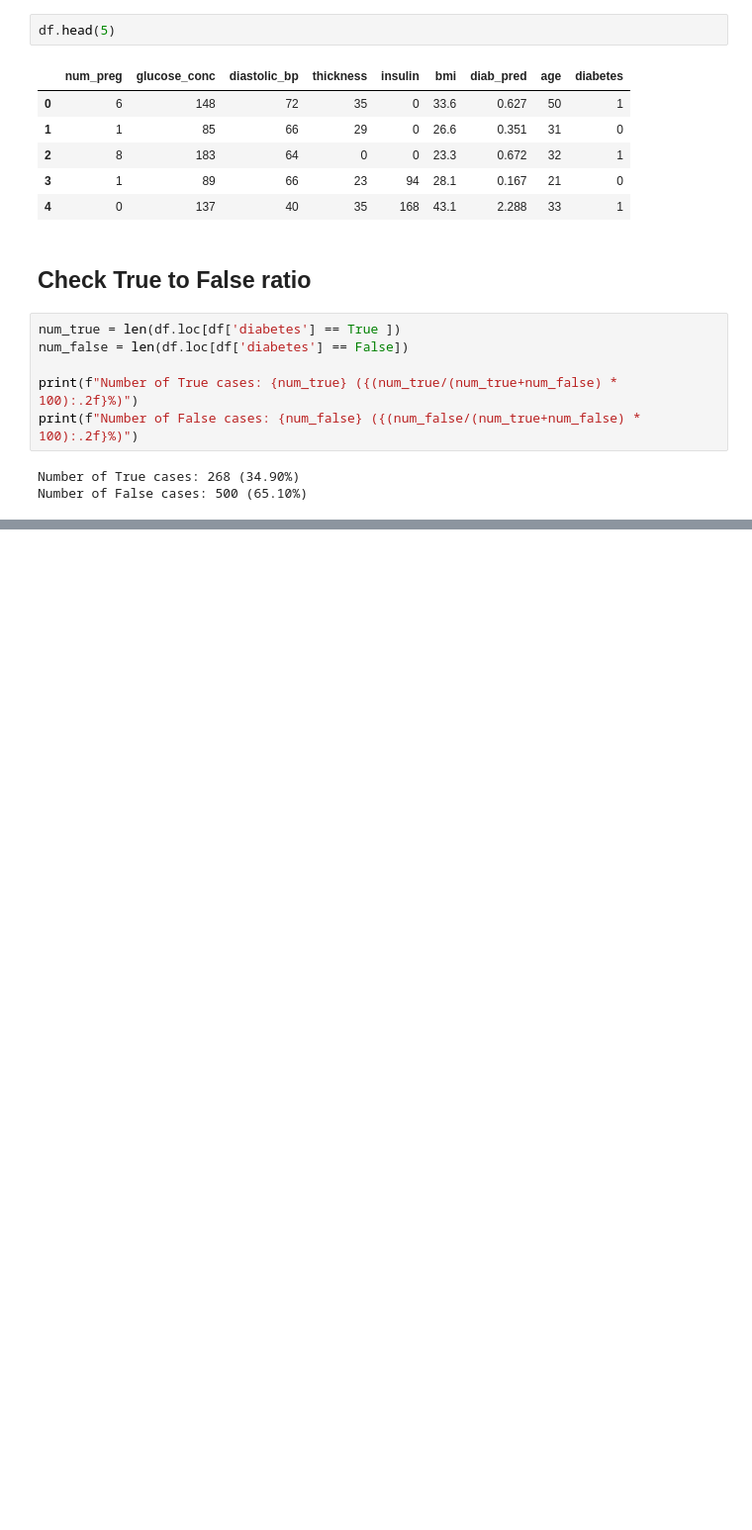
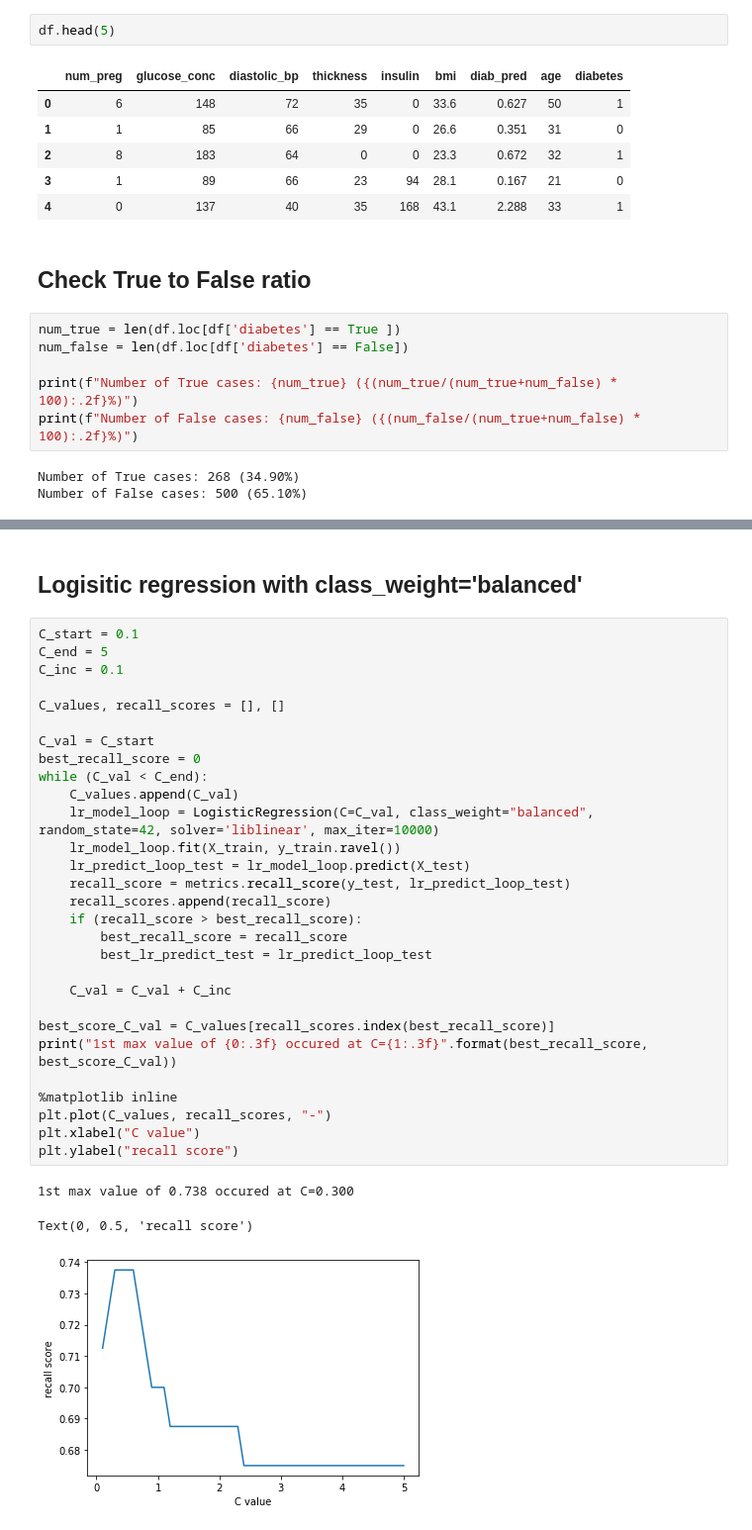
Before and after one commit to gwako94/MachineLearning, a Jupyter notebook: pima-predictions.ipynb, the cells around one changed output, grey strips where cells are left out. Shown: that part at 99% size. Saved outputs shown, nothing was run; the diff lists cells and outputs as text; blank space fills up the shorter version.

```diff
--- a/pima-predictions.ipynb
+++ b/pima-predictions.ipynb
@@ -143,0 +428,35 @@ Number of False cases: 500 (65.10%)
+# %% [markdown]
+## Logisitic regression with class_weight='balanced'
+# %%
+C_start = 0.1
+C_end = 5
+C_inc = 0.1
+
+C_values, recall_scores = [], []
+
+C_val = C_start
+best_recall_score = 0
+while (C_val < C_end):
+    C_values.append(C_val)
+    lr_model_loop = LogisticRegression(C=C_val, class_weight="balanced", random_state=42, solver='liblinear', max_iter=10000)
+    lr_model_loop.fit(X_train, y_train.ravel())
+    lr_predict_loop_test = lr_model_loop.predict(X_test)
+    recall_score = metrics.recall_score(y_test, lr_predict_loop_test)
+    recall_scores.append(recall_score)
+    if (recall_score > best_recall_score):
+        best_recall_score = recall_score
+        best_lr_predict_test = lr_predict_loop_test
+
+    C_val = C_val + C_inc
+
+best_score_C_val = C_values[recall_scores.index(best_recall_score)]
+print("1st max value of {0:.3f} occured at C={1:.3f}".format(best_recall_score, best_score_C_val))
+
+%matplotlib inline
+plt.plot(C_values, recall_scores, "-")
+plt.xlabel("C value")
+plt.ylabel("recall score")
+# %% [output]
+1st max value of 0.738 occured at C=0.300
+Text(0, 0.5, 'recall score')
+[figure, added]
```
Also changed, not shown: parts of 34 cells of this notebook.
